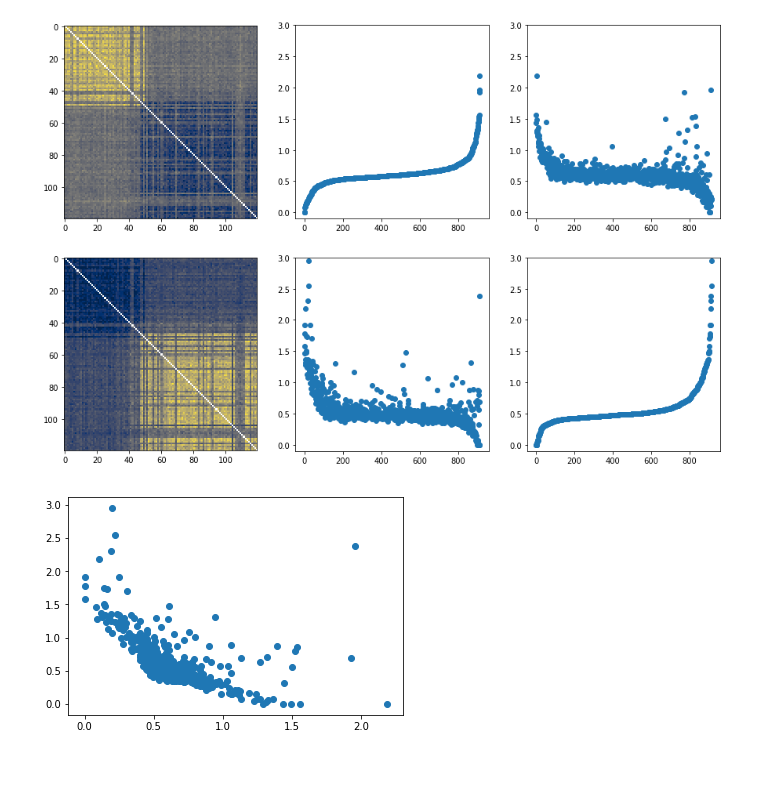
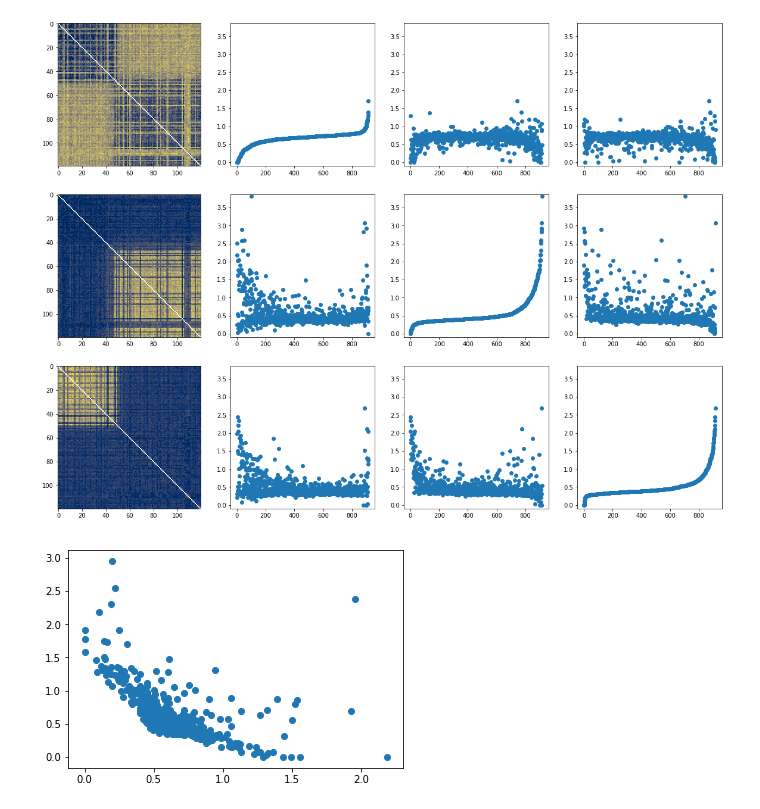
Before and after one commit to GiocomoLab/MightyMorphingPhotonRangers, a Jupyter notebook: PlaceCellAnalyses/SingleCellSimNMF.ipynb, the cells around one changed output. Cells and saved outputs as stored; diff of their text form; code cells hidden in the pictures; blank space fills up the shorter version.

Commit message:
work on figure plotting code some more

```diff
--- a/PlaceCellAnalyses/SingleCellSimNMF.ipynb
+++ b/PlaceCellAnalyses/SingleCellSimNMF.ipynb
@@ -79,8 +81,8 @@ f.savefig(os.path.join("G:\\My Drive\\manuscripts\\MightyMorphinPhotonRangers\\F
 # %%
-f,ax = scnmf.plot_factors(results,2,120)
-f.savefig(os.path.join("G:\\My Drive\\manuscripts\\MightyMorphinPhotonRangers\\Figures",'4139265.5_19_02_2019_cellnmf_factors.pdf'),format='pdf')
+f,ax = scnmf.plot_factors(results,3,120)
+f.savefig(os.path.join("G:\\My Drive\\manuscripts\\MightyMorphinPhotonRangers_manuscript\\Figures",'4139265.5_19_02_2019_cellnmf_3factors.pdf'),format='pdf')
 # %% [output]
-[figure, old version]
+[figure, new version]
 # %%
 W = results[2]['factors'][0][0]
 f,ax = plt.subplots()
```
Also changed, not shown: parts of 12 cells of this notebook, 6 other files.
